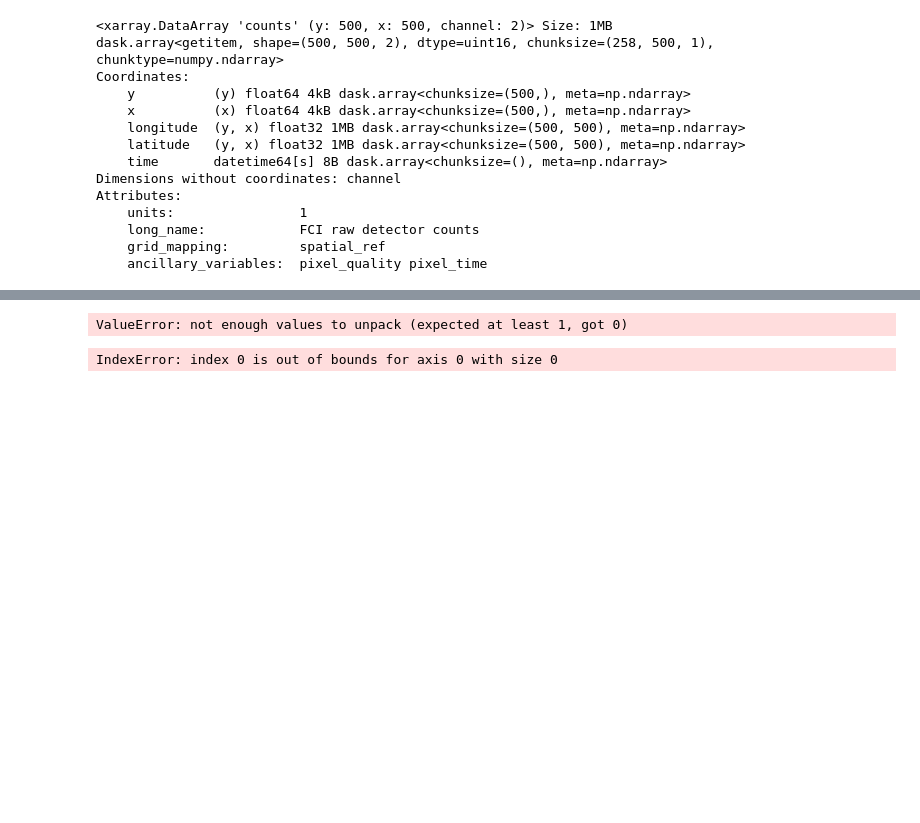
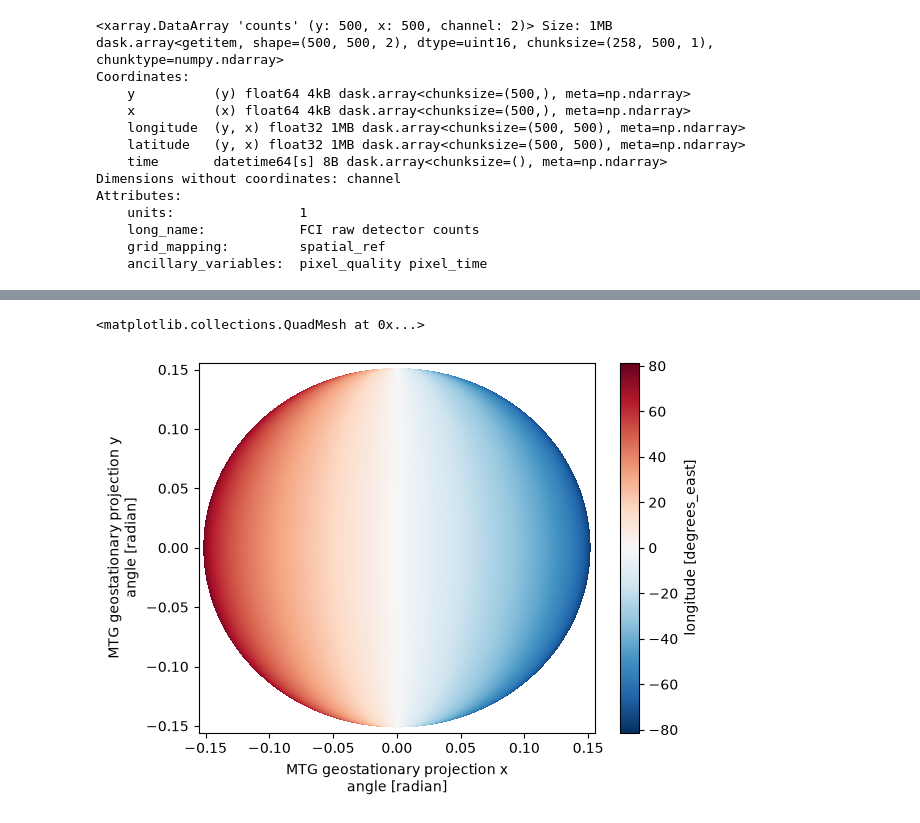
Before and after one commit to leifdenby/mlcast-fci-mtg, a Jupyter notebook: notebooks/fci_mtg_zarr_timesteps.ipynb, the cells around one changed output, grey strips where cells are left out. Cells and saved outputs as stored; diff of their text form; code cells hidden in the pictures; blank space fills up the shorter version.

```diff
--- a/notebooks/fci_mtg_zarr_timesteps.ipynb
+++ b/notebooks/fci_mtg_zarr_timesteps.ipynb
@@ -135,36 +122,12 @@ da.plot(col="channel")
-# %%
-# attempt at masking nan values before plotting, but this doesn't work because the values are still 65535
-
-time_indices = list(range(counts.sizes["time"] - 6, counts.sizes["time"] - 2))
-channel_idx = 0
-channel_name = channel_names[channel_idx]
-
-coarse = counts.isel(time=time_indices[0], channel=channel_idx, y=slice(None, None, 128), x=slice(None, None, 128)).values
-ys, xs = np.argwhere(coarse != 65535)[0]
-y0 = max(ys * 128 - 256, 0)
-x0 = max(xs * 128 - 256, 0)
-y1 = min(y0 + 512, counts.sizes["y"])
-x1 = min(x0 + 512, counts.sizes["x"])
-
-preview = []
-for t_idx in time_indices:
-    image = counts.isel(time=t_idx, y=slice(y0, y1), x=slice(x0, x1), channel=channel_idx).values.astype(np.float32)
-    image[image == 65535] = np.nan
-    preview.append(image)
-
-stack = np.stack(preview)
-vmin, vmax = np.nanpercentile(stack, [2, 98])
-print(f"plotting y={y0}:{y1}, x={x0}:{x1}, channel={channel_name}")
-
-fig, axes = plt.subplots(2, 2, figsize=(14, 12), constrained_layout=True)
-for ax, t_idx, image in zip(axes.flat, time_indices, preview):
-    im = ax.imshow(image, origin="lower", cmap="magma", vmin=vmin, vmax=vmax)
-    ax.set_title(f"timestep {t_idx} | {channel_name}")
-    ax.set_axis_off()
-
-fig.colorbar(im, ax=axes.ravel().tolist(), shrink=0.8, label="counts")
-fig.suptitle("FCI MTG sample-data.zarr / data_2km", y=1.02)
-plt.show()
-# %% [output]
-ValueError: not enough values to unpack (expected at least 1, got 0)
-IndexError: index 0 is out of bounds for axis 0 with size 0
+# %%
+## full-disc view of the Earth visible from the satellite
+
+# longitude and lattitude values are NaN outside of the "full disc" (i.e. where
+# the Earth visible from the satellite). The NaN values are not plotted by
+# default, so we can use this to visualize the Earth visible from the
+# satellite.
+da_lons = ds.longitude.load()
+da_lons.plot()
+# %% [output]
+<matplotlib.collections.QuadMesh at 0x...>
+[figure, added]
```
Also changed, not shown: parts of 10 cells of this notebook.
